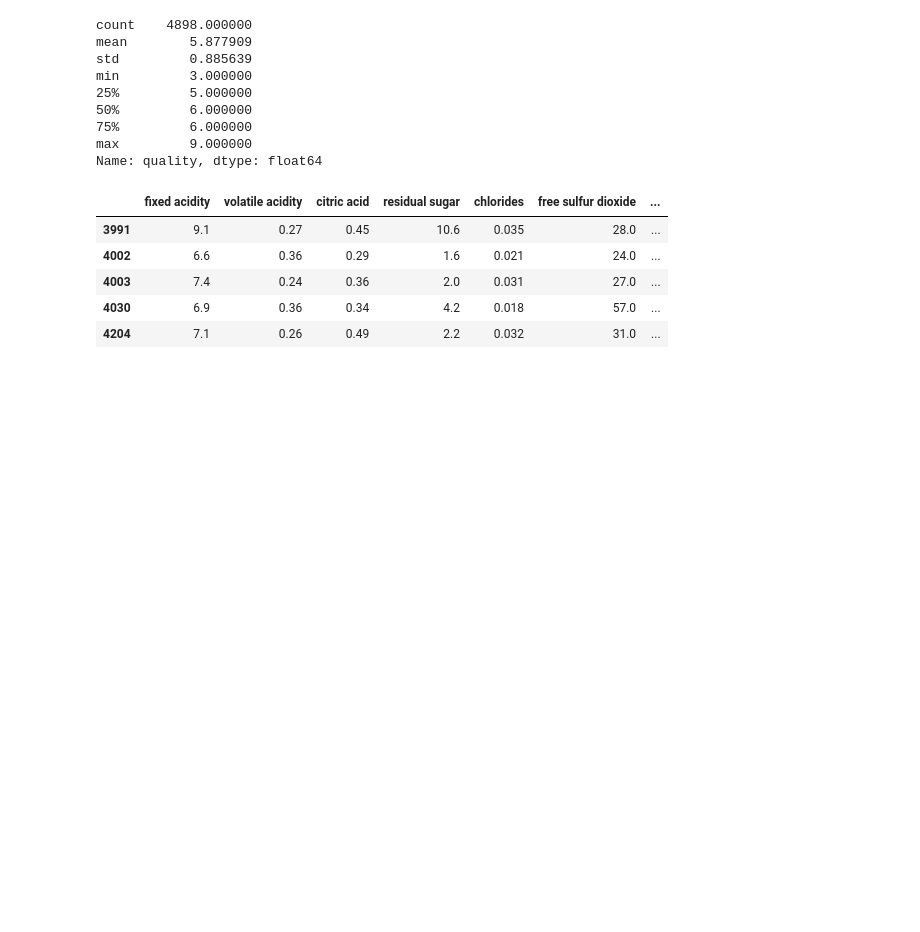
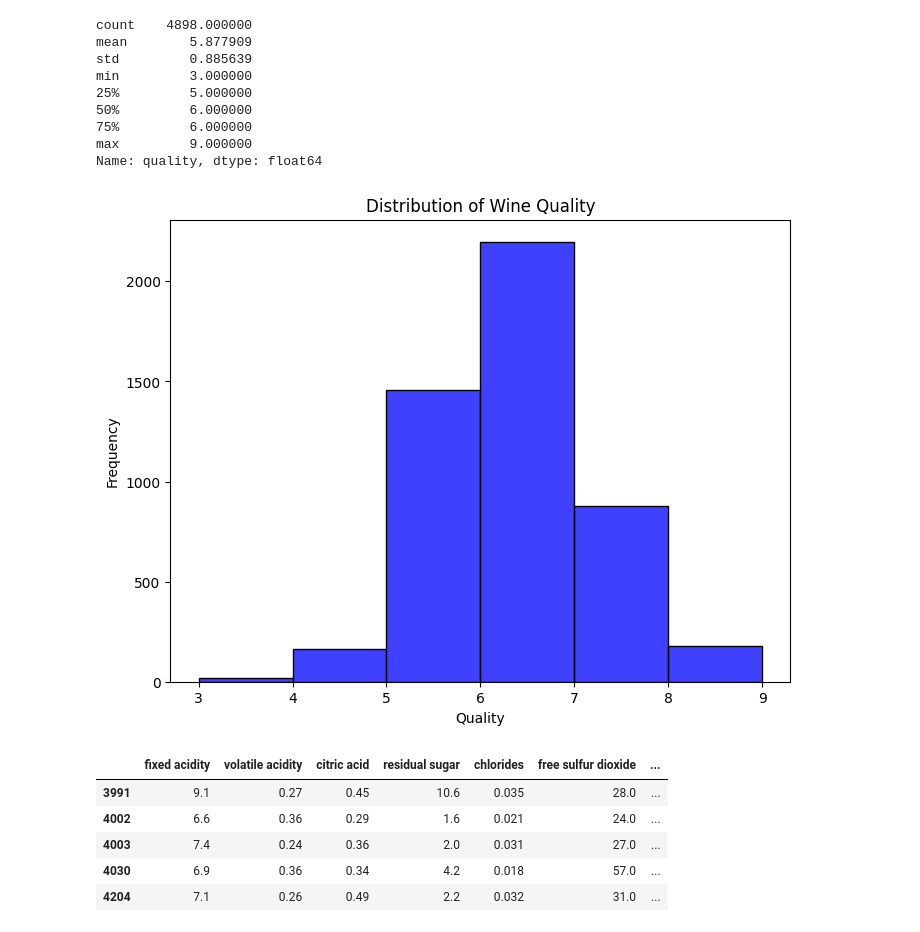
Before and after one commit to Artemjzhukov/ML_Projects_Courses, a Jupyter notebook: ML-101/Portuguese wine quality/Classification_Portuguese_Wines.ipynb, the cells around one changed output. Cells and saved outputs as stored; diff of their text form; code cells hidden in the pictures; blank space fills up the shorter version.

Commit message:
rewrite wine

```diff
--- a/ML-101/Portuguese wine quality/Classification_Portuguese_Wines.ipynb
+++ b/ML-101/Portuguese wine quality/Classification_Portuguese_Wines.ipynb
@@ -75,6 +96,16 @@ min         3.000000
 75%         6.000000
 max         9.000000
 Name: quality, dtype: float64
+# %%
+# build histogram for 'quality' column
+plt.figure(figsize=(8,6))
+sns.histplot(dataset['quality'], color='blue', bins=6, kde=False)
+plt.title('Distribution of Wine Quality')
+plt.xlabel('Quality')
+plt.ylabel('Frequency')
+plt.show()
+# %% [output]
+[figure, added]
 # %%
 dataset[dataset['quality']==9]
 # %% [output]
```
Also changed, not shown: parts of 44 cells of this notebook.
